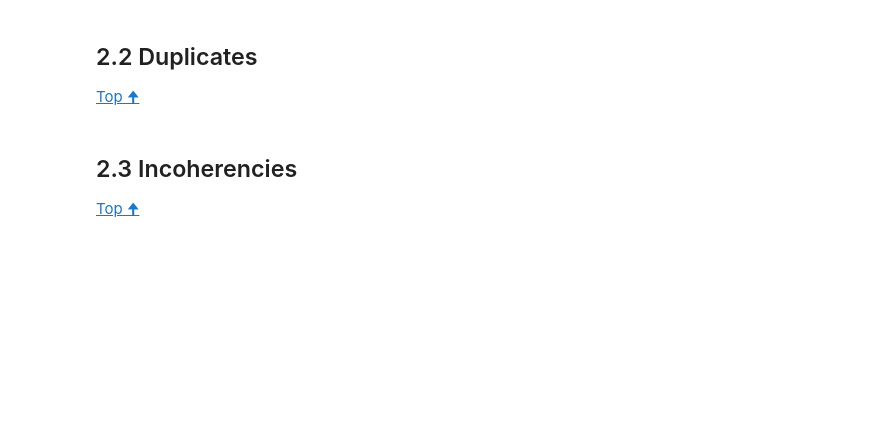
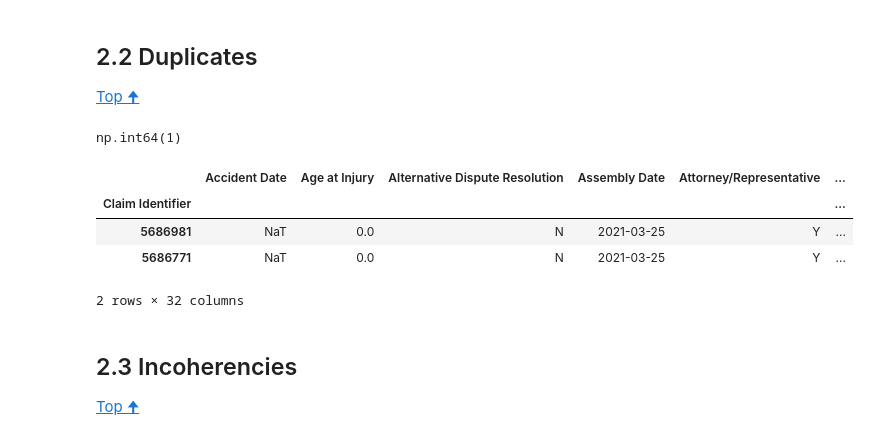
Before and after one commit to Gomsofi06/Machine_Learning_NOVAIMS, a Jupyter notebook: 01_eda_preproc.ipynb, the cells around one changed output. Cells and saved outputs as stored; diff of their text form; code cells hidden in the pictures; blank space fills up the shorter version.

Commit message:
duplicated rows

```diff
--- a/01_eda_preproc.ipynb
+++ b/01_eda_preproc.ipynb
@@ -302,6 +303,19 @@ null_percentage_df # Before making decisions, check which variables can have na
 ## 2.2 Duplicates
 
 <a href="#top">Top &#129033;</a>
+# %%
+# Search for duplicated rows
+df.duplicated().sum()
+# %% [output]
+np.int64(1)
+# %%
+df[df.duplicated(keep=False)]
+# %% [output]
+|  | Accident Date | Age at Injury | Alternative Dispute Resolution | Assembly Date | Attorney/Representative | ... |
+| Claim Identifier |  |  |  |  |  | ... |
+| 5686981 | NaT | 0.0 | N | 2021-03-25 | Y | ... |
+| 5686771 | NaT | 0.0 | N | 2021-03-25 | Y | ... |
+2 rows × 32 columns
 # %% [markdown]
 ## 2.3 Incoherencies
 
```
Also changed, not shown: parts of 6 cells of this notebook.
